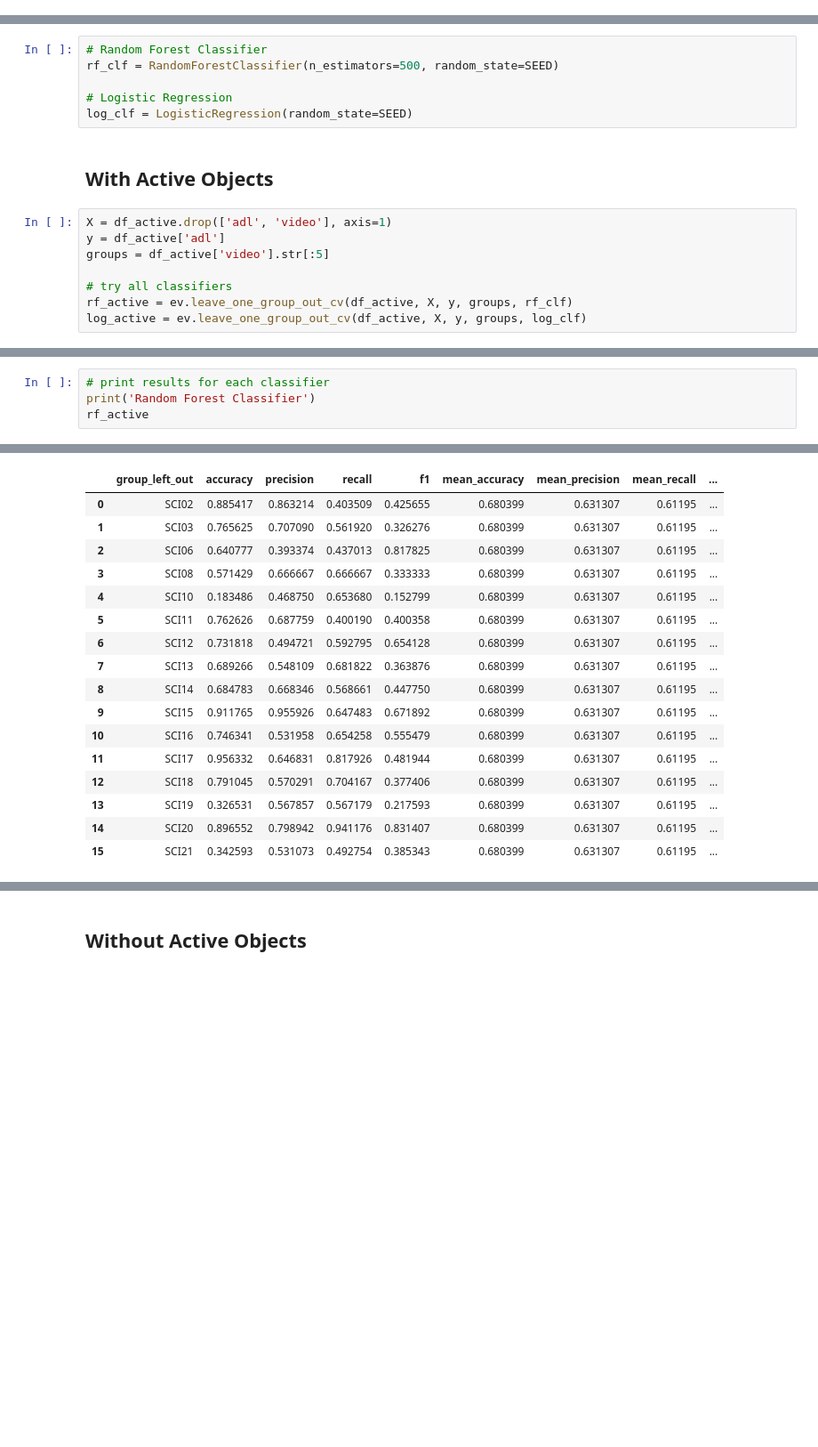
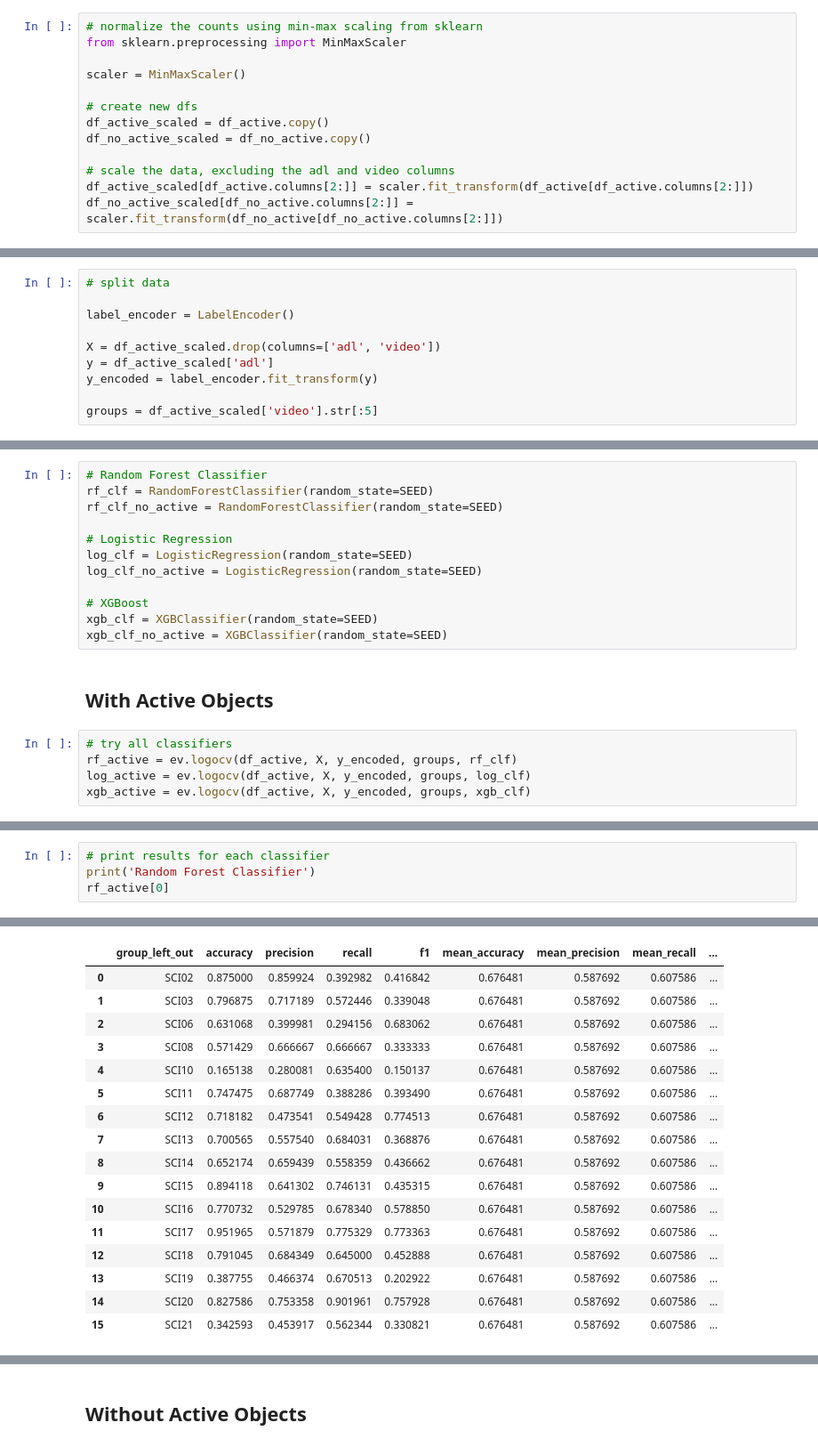
Before and after one commit to adeshkadambi/EgoVizML, a Jupyter notebook: analysis/3_adl_recognition_counts.ipynb, the cells around one changed output, grey strips where cells are left out. Shown: that part at 89% size. Drawn from its saved outputs; the diff is of its cells as text; blank space fills up the shorter version.

```diff
--- a/analysis/3_adl_recognition_counts.ipynb
+++ b/analysis/3_adl_recognition_counts.ipynb
@@ -57,3 +58,16 @@ df_no_active = df_active.drop(columns=[col for col in df_active.columns if 'acti
 | 3 | SCI02-1--12 | meal-preparation-cleanup | 0.0 | 0.0 | 8.0 | 3.0 | ... |
 | 4 | SCI02-1--2 | meal-preparation-cleanup | 10.0 | 4.0 | 6.0 | 2.0 | ... |
 5 rows × 31 columns
+# %%
+# normalize the counts using min-max scaling from sklearn
+from sklearn.preprocessing import MinMaxScaler
+
+scaler = MinMaxScaler()
+
+# create new dfs
+df_active_scaled = df_active.copy()
+df_no_active_scaled = df_no_active.copy()
+
+# scale the data, excluding the adl and video columns
+df_active_scaled[df_active.columns[2:]] = scaler.fit_transform(df_active[df_active.columns[2:]])
+df_no_active_scaled[df_no_active.columns[2:]] = scaler.fit_transform(df_no_active[df_no_active.columns[2:]])
@@ -60,19 +94,32 @@ df_no_active = df_active.drop(columns=[col for col in df_active.columns if 'acti
+# %%
+# split data
+
+label_encoder = LabelEncoder()
+
+X = df_active_scaled.drop(columns=['adl', 'video'])
+y = df_active_scaled['adl']
+y_encoded = label_encoder.fit_transform(y)
+
+groups = df_active_scaled['video'].str[:5]
 # %% [markdown]
 ## Classifiers
 # %%
 # Random Forest Classifier
-rf_clf = RandomForestClassifier(n_estimators=500, random_state=SEED)
+rf_clf = RandomForestClassifier(random_state=SEED)
+rf_clf_no_active = RandomForestClassifier(random_state=SEED)
 
 # Logistic Regression
 log_clf = LogisticRegression(random_state=SEED)
+log_clf_no_active = LogisticRegression(random_state=SEED)
+
+# XGBoost
+xgb_clf = XGBClassifier(random_state=SEED)
+xgb_clf_no_active = XGBClassifier(random_state=SEED)
 # %% [markdown]
 ## With Active Objects
 # %%
-X = df_active.drop(['adl', 'video'], axis=1)
-y = df_active['adl']
-groups = df_active['video'].str[:5]
-
 # try all classifiers
-rf_active = ev.leave_one_group_out_cv(df_active, X, y, groups, rf_clf)
-log_active = ev.leave_one_group_out_cv(df_active, X, y, groups, log_clf)
+rf_active = ev.logocv(df_active, X, y_encoded, groups, rf_clf)
+log_active = ev.logocv(df_active, X, y_encoded, groups, log_clf)
+xgb_active = ev.logocv(df_active, X, y_encoded, groups, xgb_clf)
 # %% [output]
@@ -115,25 +129,25 @@ Please also refer to the documentation for alternative solver options:
 # %%
 # print results for each classifier
 print('Random Forest Classifier')
-rf_active
+rf_active[0]
 # %% [output]
 Random Forest Classifier
 |  | group_left_out | accuracy | precision | recall | f1 | mean_accuracy | mean_precision | mean_recall | ... |
-| 0 | SCI02 | 0.885417 | 0.863214 | 0.403509 | 0.425655 | 0.680399 | 0.631307 | 0.61195 | ... |
-| 1 | SCI03 | 0.765625 | 0.707090 | 0.561920 | 0.326276 | 0.680399 | 0.631307 | 0.61195 | ... |
-| 2 | SCI06 | 0.640777 | 0.393374 | 0.437013 | 0.817825 | 0.680399 | 0.631307 | 0.61195 | ... |
-| 3 | SCI08 | 0.571429 | 0.666667 | 0.666667 | 0.333333 | 0.680399 | 0.631307 | 0.61195 | ... |
-| 4 | SCI10 | 0.183486 | 0.468750 | 0.653680 | 0.152799 | 0.680399 | 0.631307 | 0.61195 | ... |
-| 5 | SCI11 | 0.762626 | 0.687759 | 0.400190 | 0.400358 | 0.680399 | 0.631307 | 0.61195 | ... |
-| 6 | SCI12 | 0.731818 | 0.494721 | 0.592795 | 0.654128 | 0.680399 | 0.631307 | 0.61195 | ... |
-| 7 | SCI13 | 0.689266 | 0.548109 | 0.681822 | 0.363876 | 0.680399 | 0.631307 | 0.61195 | ... |
-| 8 | SCI14 | 0.684783 | 0.668346 | 0.568661 | 0.447750 | 0.680399 | 0.631307 | 0.61195 | ... |
-| 9 | SCI15 | 0.911765 | 0.955926 | 0.647483 | 0.671892 | 0.680399 | 0.631307 | 0.61195 | ... |
-| 10 | SCI16 | 0.746341 | 0.531958 | 0.654258 | 0.555479 | 0.680399 | 0.631307 | 0.61195 | ... |
-| 11 | SCI17 | 0.956332 | 0.646831 | 0.817926 | 0.481944 | 0.680399 | 0.631307 | 0.61195 | ... |
-| 12 | SCI18 | 0.791045 | 0.570291 | 0.704167 | 0.377406 | 0.680399 | 0.631307 | 0.61195 | ... |
-| 13 | SCI19 | 0.326531 | 0.567857 | 0.567179 | 0.217593 | 0.680399 | 0.631307 | 0.61195 | ... |
-| 14 | SCI20 | 0.896552 | 0.798942 | 0.941176 | 0.831407 | 0.680399 | 0.631307 | 0.61195 | ... |
-| 15 | SCI21 | 0.342593 | 0.531073 | 0.492754 | 0.385343 | 0.680399 | 0.631307 | 0.61195 | ... |
+| 0 | SCI02 | 0.875000 | 0.859924 | 0.392982 | 0.416842 | 0.676481 | 0.587692 | 0.607586 | ... |
+| 1 | SCI03 | 0.796875 | 0.717189 | 0.572446 | 0.339048 | 0.676481 | 0.587692 | 0.607586 | ... |
+| 2 | SCI06 | 0.631068 | 0.399981 | 0.294156 | 0.683062 | 0.676481 | 0.587692 | 0.607586 | ... |
+| 3 | SCI08 | 0.571429 | 0.666667 | 0.666667 | 0.333333 | 0.676481 | 0.587692 | 0.607586 | ... |
+| 4 | SCI10 | 0.165138 | 0.280081 | 0.635400 | 0.150137 | 0.676481 | 0.587692 | 0.607586 | ... |
+| 5 | SCI11 | 0.747475 | 0.687749 | 0.388286 | 0.393490 | 0.676481 | 0.587692 | 0.607586 | ... |
+| 6 | SCI12 | 0.718182 | 0.473541 | 0.549428 | 0.774513 | 0.676481 | 0.587692 | 0.607586 | ... |
+| 7 | SCI13 | 0.700565 | 0.557540 | 0.684031 | 0.368876 | 0.676481 | 0.587692 | 0.607586 | ... |
+| 8 | SCI14 | 0.652174 | 0.659439 | 0.558359 | 0.436662 | 0.676481 | 0.587692 | 0.607586 | ... |
+| 9 | SCI15 | 0.894118 | 0.641302 | 0.746131 | 0.435315 | 0.676481 | 0.587692 | 0.607586 | ... |
+| 10 | SCI16 | 0.770732 | 0.529785 | 0.678340 | 0.578850 | 0.676481 | 0.587692 | 0.607586 | ... |
+| 11 | SCI17 | 0.951965 | 0.571879 | 0.775329 | 0.773363 | 0.676481 | 0.587692 | 0.607586 | ... |
+| 12 | SCI18 | 0.791045 | 0.684349 | 0.645000 | 0.452888 | 0.676481 | 0.587692 | 0.607586 | ... |
+| 13 | SCI19 | 0.387755 | 0.466374 | 0.670513 | 0.202922 | 0.676481 | 0.587692 | 0.607586 | ... |
+| 14 | SCI20 | 0.827586 | 0.753358 | 0.901961 | 0.757928 | 0.676481 | 0.587692 | 0.607586 | ... |
+| 15 | SCI21 | 0.342593 | 0.453917 | 0.562344 | 0.330821 | 0.676481 | 0.587692 | 0.607586 | ... |
 # %%
 print('Logistic Regression')
```
Also changed, not shown: parts of 15 cells of this notebook, 1 other file.
